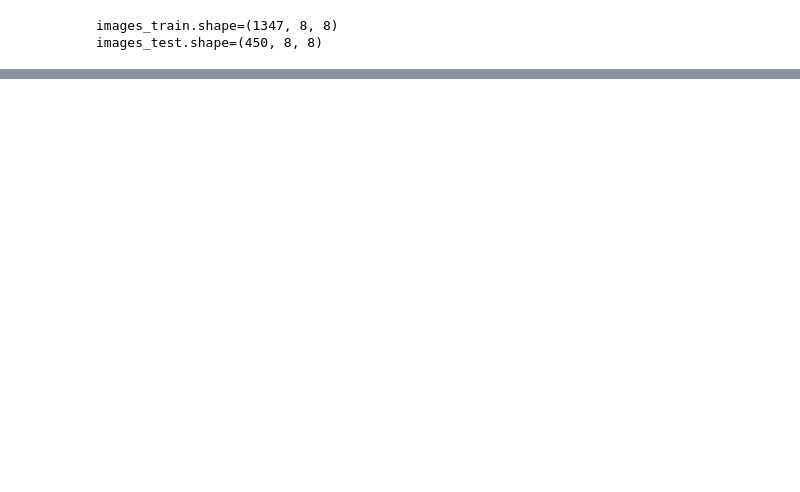
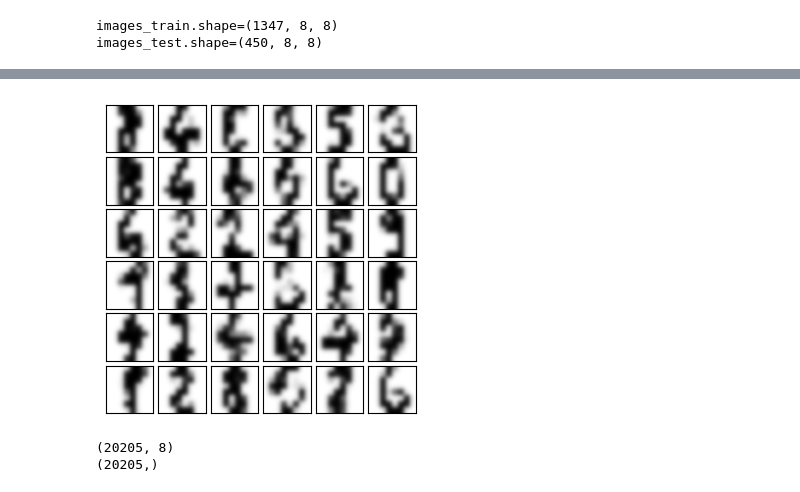
Before and after one commit to VijayGKR/VAE-NN-Digits, a Jupyter notebook: VAE_into_NN_Classifier.ipynb, the cells around one changed output, grey strips where cells are left out. Cells and saved outputs as stored; diff of their text form; code cells hidden in the pictures; blank space fills up the shorter version.

Commit message:
VAE experiments with beta and latent dim, and data augmentation to greatly improve classification network accuracy

```diff
--- a/VAE_into_NN_Classifier.ipynb
+++ b/VAE_into_NN_Classifier.ipynb
@@ -118,2 +118,18 @@ Epoch 1500 loss: 0.2479756474494934
+# %%
+import numpy as np
+import matplotlib.pyplot as plt
+
+# generate new images by sampling the latent space
+z = np.random.normal(scale=3, size=(36, model.latent_size))
+logits = model.decoder(z).reshape(-1, 8, 8)
+images_gen = nnx.sigmoid(logits)
+
+fig, ax = plt.subplots(6, 6, figsize=(4, 4),
+                       subplot_kw={'xticks':[], 'yticks':[]},
+                       gridspec_kw=dict(hspace=0.1, wspace=0.1))
+for i in range(36):
+  ax.flat[i].imshow(images_gen[i], cmap='binary', interpolation='gaussian')
+# %% [output]
+[figure, added]
 # %%
 vae_encoder = model.encoder
@@ -124,3 +136,23 @@ encoded_test, _, _ = jax.vmap(vae_encoder)(images_test.reshape(-1, 64))
+# %%
+# Encode training and test images  # Flatten images
+encoded_test, _, _ = jax.vmap(vae_encoder)(images_test.reshape(-1, 64))
+
+encoded_train_list = []
+label_train_repeated = []
+
+for _ in range(15):  # Repeat encoding 10 times
+    encoded_batch, _, _ = jax.vmap(vae_encoder)(images_train.reshape(-1, 64))
+    encoded_train_list.extend(encoded_batch)
+    label_train_repeated.extend(label_train)
+
+encoded_train = jnp.array(encoded_train_list)
+label_train_repeated = jnp.array(label_train_repeated)
+
+print(encoded_train.shape)
+print(label_train_repeated.shape)
+# %% [output]
+(20205, 8)
+(20205,)
 # %%
 class SimpleNN(nnx.Module):
 
```
Also changed, not shown: parts of 5 cells of this notebook.
